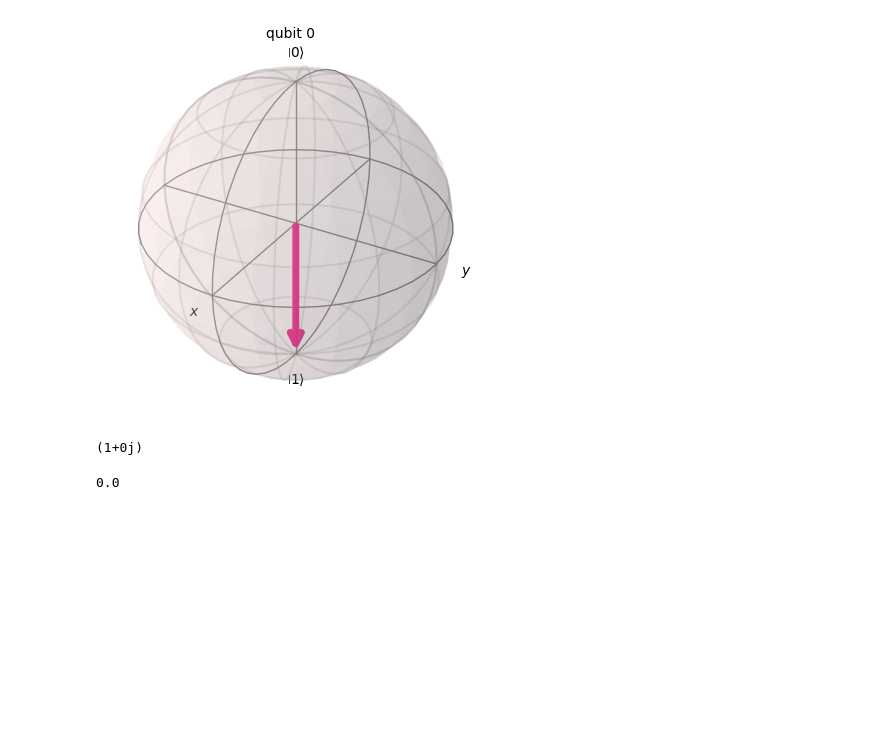
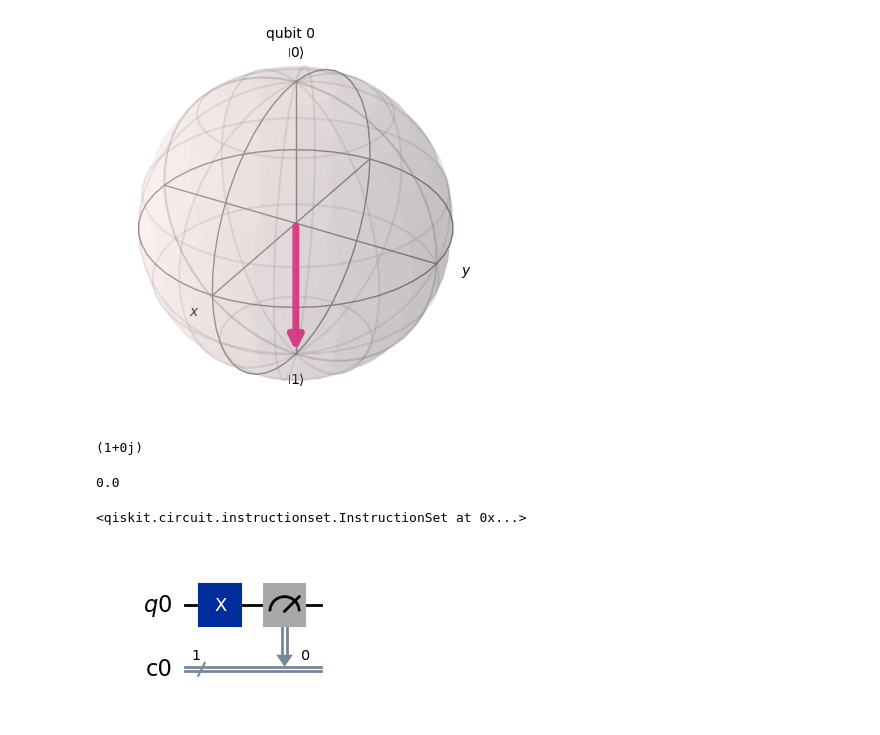
Before and after one commit to A-Hashemiann/Quantum_Information_Computation, a Jupyter notebook: Quantum_Computing/Pauli_X.ipynb, the cells around one changed output. Saved outputs shown, nothing was run; the diff lists cells and outputs as text; code cells hidden in the pictures; blank space fills up the shorter version.

```diff
--- a/Quantum_Computing/Pauli_X.ipynb
+++ b/Quantum_Computing/Pauli_X.ipynb
@@ -114,3 +114,11 @@ fidelity = state_fidelity(psi1,psi2)
 print(fidelity)
 # %% [output]
 0.0
+# %%
+qc.measure(q[0],c[0])
+# %% [output]
+<qiskit.circuit.instructionset.InstructionSet at 0x...>
+# %%
+qc.draw('mpl')
+# %% [output]
+[figure, added]
```
